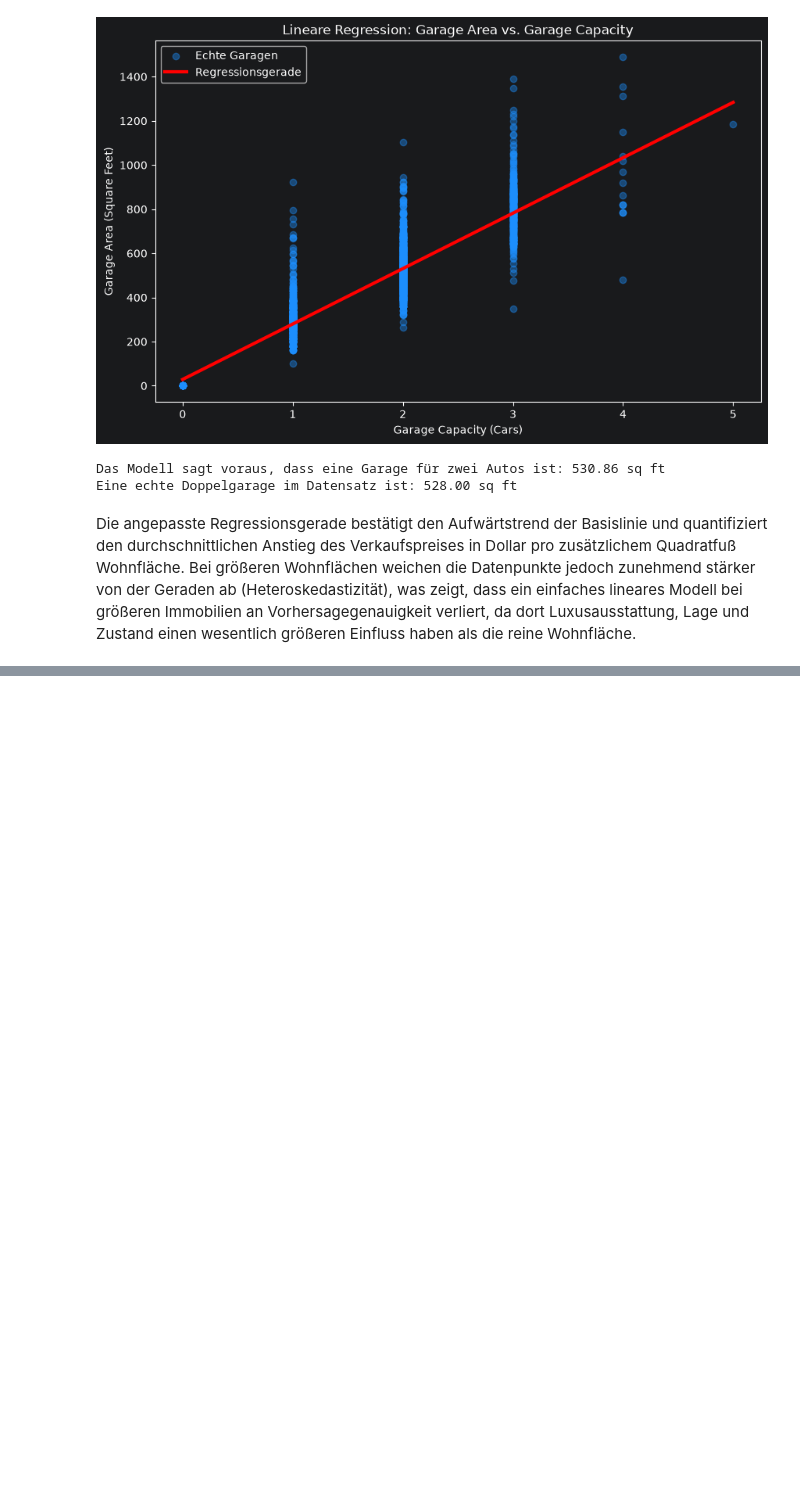
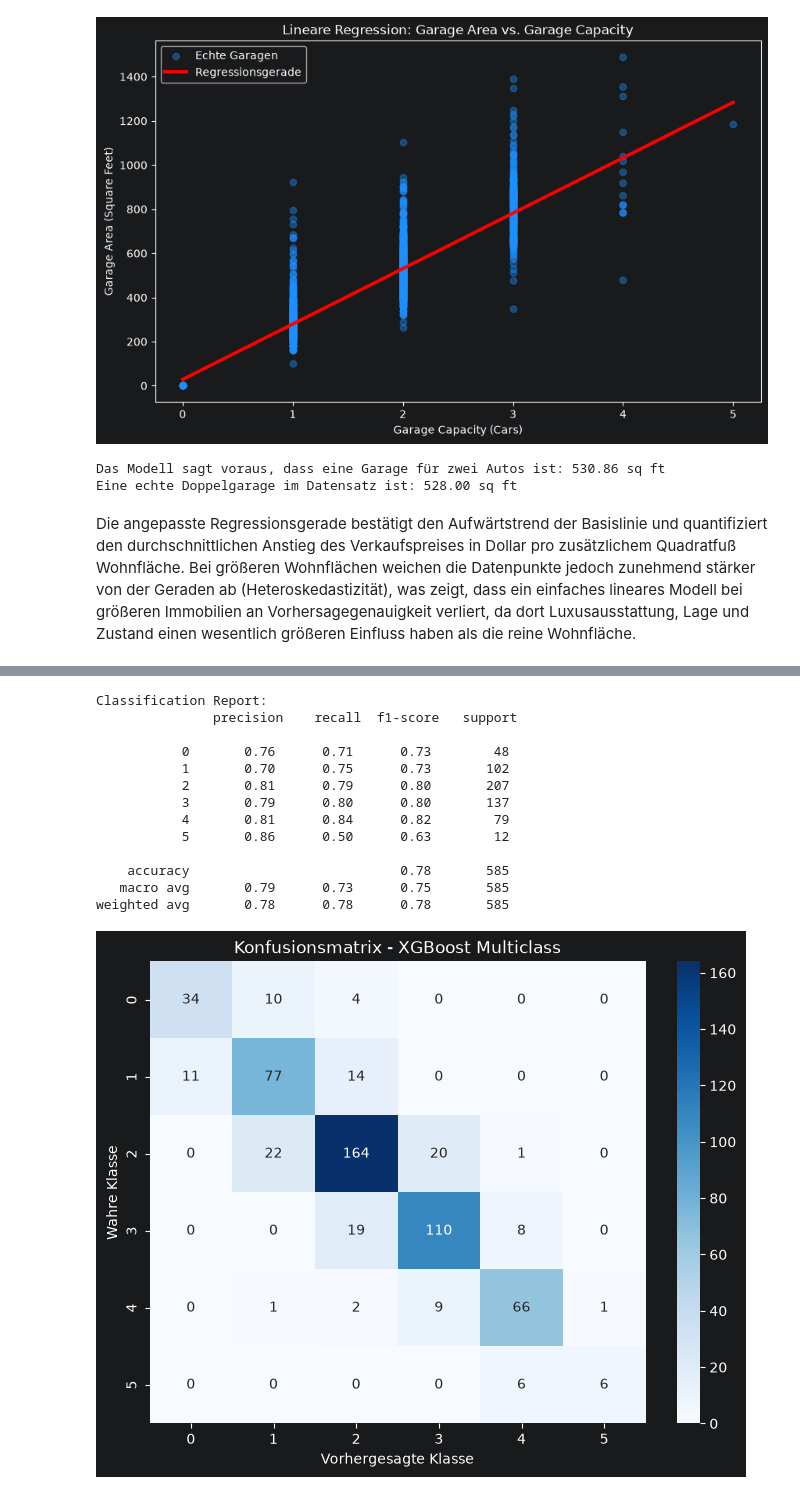
Before and after one commit to iriardelean/Lab1ML, a Jupyter notebook: lab1.ipynb, the cells around one changed output, grey strips where cells are left out. Drawn from its saved outputs; the diff is of its cells as text; code cells hidden in the pictures; blank space fills up the shorter version.

```diff
--- a/lab1.ipynb
+++ b/lab1.ipynb
@@ -219,0 +233,23 @@ Die angepasste Regressionsgerade bestätigt den Aufwärtstrend der Basislinie un
+# %%
+X_train_10, X_test_10, y_train_10, y_test_10 = train_test_split(X, y, test_size=0.1, random_state=42)
+X_train_10_strat, X_test_10_strat, y_train_10_strat, y_test_10_strat = train_test_split(X, y, test_size=0.1, stratify=y, random_state=42)
+
+X_train_20, X_test_20, y_train_20, y_test_20 = train_test_split(X, y, test_size=0.2, random_state=42)
+X_train_20_strat, X_test_20_strat, y_train_20_strat, y_test_20_strat = train_test_split(X, y, test_size=0.2, stratify=y, random_state=42)
+
+xgb_base = xgb.XGBClassifier(
+    objective='multi:softprob',
+    num_class=6,
+    eval_metric='mlogloss',
+    enable_categorical=True,
+    random_state=42
+)
+
+kf_5 = StratifiedKFold(n_splits=5, shuffle=True, random_state=42)
+kf_10 = StratifiedKFold(n_splits=10, shuffle=True, random_state=42)
+
+cv_5_scores = cross_val_score(xgb_base, X, y, cv=kf_5, scoring='f1_macro')
+cv_10_scores = cross_val_score(xgb_base, X, y, cv=kf_10, scoring='f1_macro')
+
+print(f"CV k=5 Macro F1: {cv_5_scores.mean():.4f} (+/- {cv_5_scores.std():.4f})")
+print(f"CV k=10 Macro F1: {cv_10_scores.mean():.4f} (+/- {cv_10_scores.std():.4f})")
@@ -219,0 +261,30 @@ Die angepasste Regressionsgerade bestätigt den Aufwärtstrend der Basislinie un
+# %%
+weights_train = compute_sample_weight('balanced', y_train_20_strat)
+
+xgb_base.fit(X_train_20_strat, y_train_20_strat, sample_weight=weights_train)
+y_pred = xgb_base.predict(X_test_20_strat)
+y_pred_proba = xgb_base.predict_proba(X_test_20_strat)
+
+print("Classification Report:\n", classification_report(y_test_20_strat, y_pred))
+
+plt.figure(figsize=(8,6))
+sns.heatmap(confusion_matrix(y_test_20_strat, y_pred), annot=True, fmt='d', cmap='Blues')
+plt.title('Konfusionsmatrix - XGBoost Multiclass')
+plt.ylabel('Wahre Klasse')
+plt.xlabel('Vorhergesagte Klasse')
+plt.show()
+# %% [output]
+Classification Report:
+               precision    recall  f1-score   support
+
+           0       0.76      0.71      0.73        48
+           1       0.70      0.75      0.73       102
+           2       0.81      0.79      0.80       207
+           3       0.79      0.80      0.80       137
+           4       0.81      0.84      0.82        79
+           5       0.86      0.50      0.63        12
+
+    accuracy                           0.78       585
+   macro avg       0.79      0.73      0.75       585
+weighted avg       0.78      0.78      0.78       585
+[figure, added]
```
Also changed, not shown: parts of 13 cells of this notebook.
